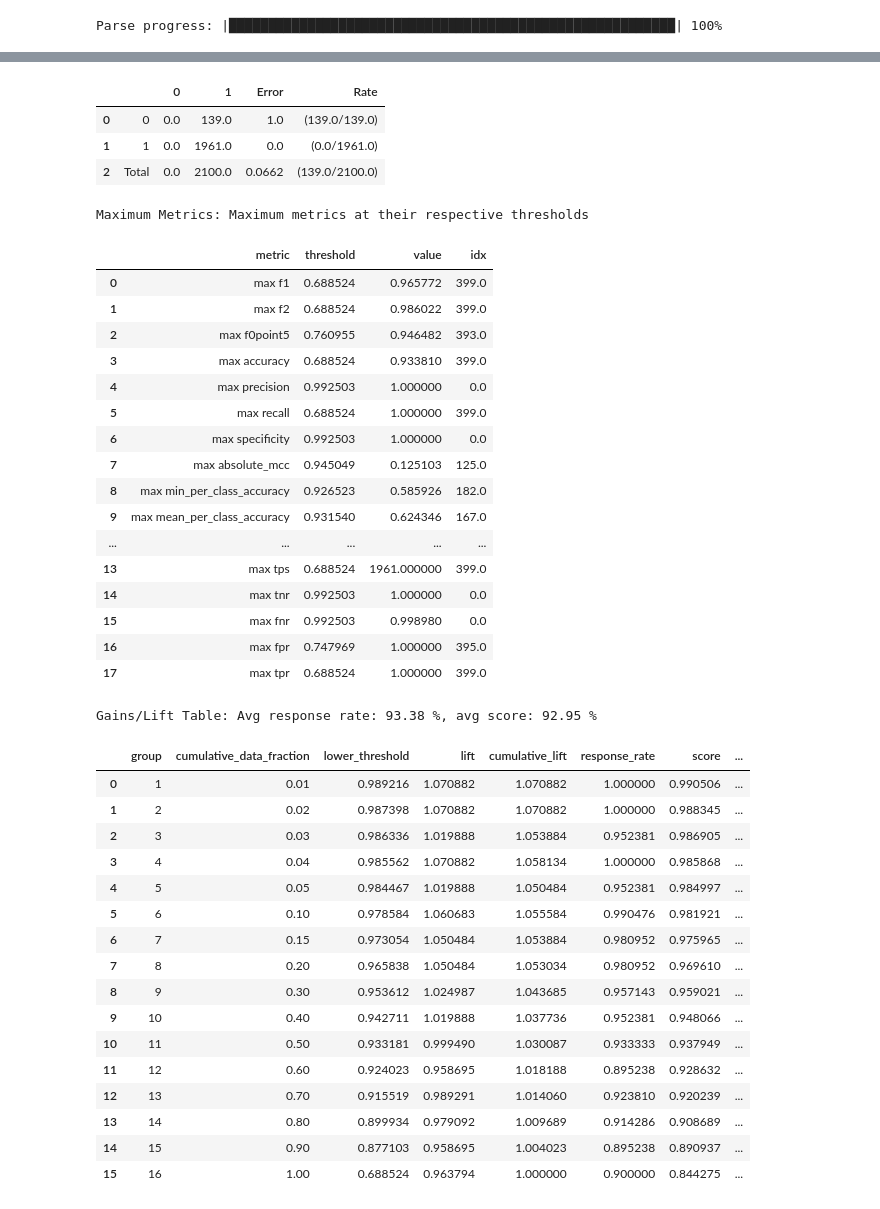
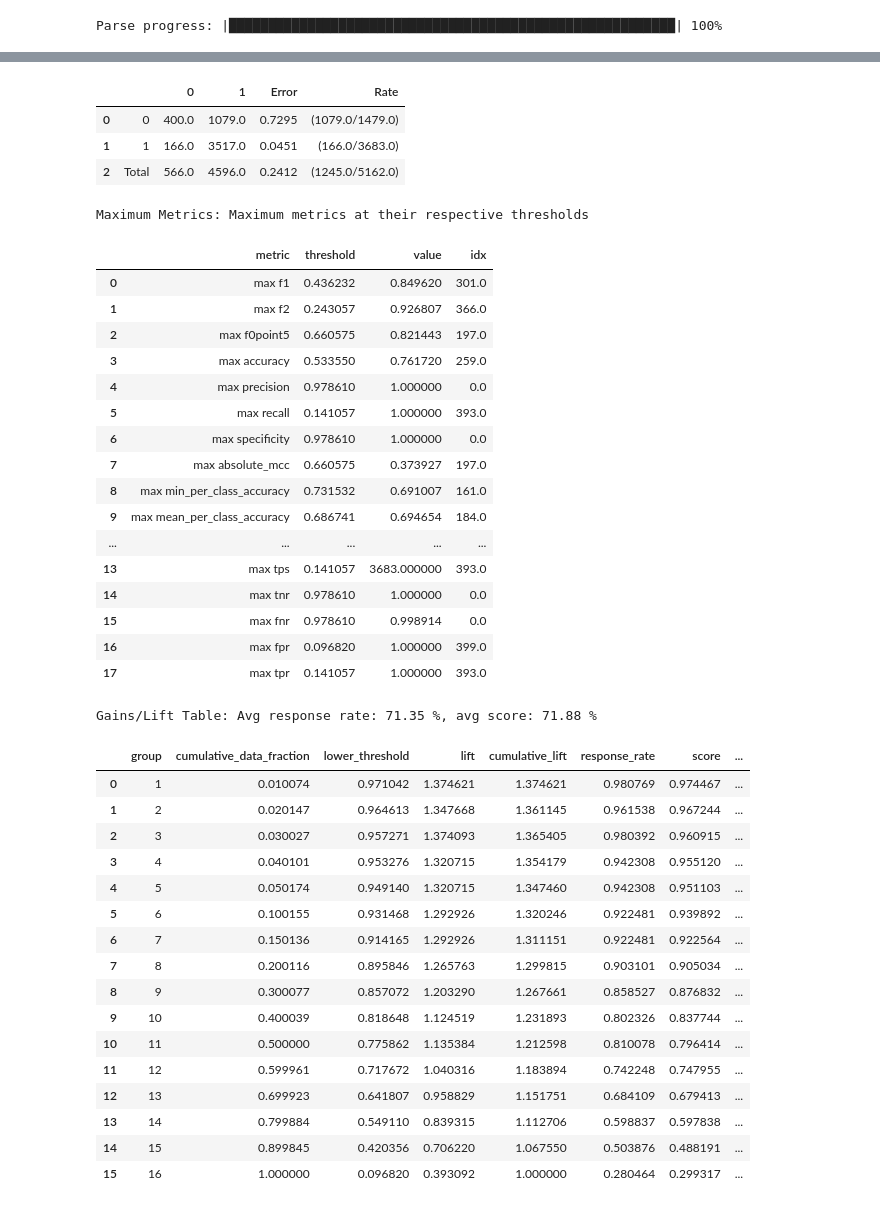
Before and after one commit to csynbiosys/dissertations-2021-info, a Jupyter notebook: yiwei_jing_quantify/H2O.ipynb, the cells around one changed output, grey strips where cells are left out. Cells and saved outputs as stored; diff of their text form; code cells hidden in the pictures.

```diff
--- a/yiwei_jing_quantify/H2O.ipynb
+++ b/yiwei_jing_quantify/H2O.ipynb
@@ -55,5 +51,5 @@ Connecting to H2O server at http://127.0.0.1:54321 ... successful.
 # %%
-data = pd.read_csv('dataset_v2.csv')
+data = pd.read_csv('/content/drive/MyDrive/Colab Notebooks/yiwei_jing_quantify/dataset_v3.csv')
 # data = data.drop(columns=['org_uuid'])
 data
 # %% [output]
@@ -231,6 +411,6 @@ df
 # %%
-model = h2o.get_model('GBM_grid__1_AutoML_20210715_105150_model_1')
-perf = model.model_performance(X_test_hex)
+xgb = h2o.get_model('XGBoost_grid__1_AutoML_20210721_192703_model_3')
+perf = xgb.model_performance(X_test_hex)
 # model.model_performance()
 perf
 # %% [output]
@@ -249,41 +429,41 @@ Confusion Matrix (Act/Pred) for max f1 @ threshold = 0.6885243129584632:
 |  |  | 0 | 1 | Error | Rate |
-| 0 | 0 | 0.0 | 139.0 | 1.0 | (139.0/139.0) |
-| 1 | 1 | 0.0 | 1961.0 | 0.0 | (0.0/1961.0) |
-| 2 | Total | 0.0 | 2100.0 | 0.0662 | (139.0/2100.0) |
+| 0 | 0 | 400.0 | 1079.0 | 0.7295 | (1079.0/1479.0) |
+| 1 | 1 | 166.0 | 3517.0 | 0.0451 | (166.0/3683.0) |
+| 2 | Total | 566.0 | 4596.0 | 0.2412 | (1245.0/5162.0) |
 Maximum Metrics: Maximum metrics at their respective thresholds
 |  | metric | threshold | value | idx |
-| 0 | max f1 | 0.688524 | 0.965772 | 399.0 |
-| 1 | max f2 | 0.688524 | 0.986022 | 399.0 |
-| 2 | max f0point5 | 0.760955 | 0.946482 | 393.0 |
-| 3 | max accuracy | 0.688524 | 0.933810 | 399.0 |
-| 4 | max precision | 0.992503 | 1.000000 | 0.0 |
-| 5 | max recall | 0.688524 | 1.000000 | 399.0 |
-| 6 | max specificity | 0.992503 | 1.000000 | 0.0 |
-| 7 | max absolute_mcc | 0.945049 | 0.125103 | 125.0 |
-| 8 | max min_per_class_accuracy | 0.926523 | 0.585926 | 182.0 |
-| 9 | max mean_per_class_accuracy | 0.931540 | 0.624346 | 167.0 |
+| 0 | max f1 | 0.436232 | 0.849620 | 301.0 |
+| 1 | max f2 | 0.243057 | 0.926807 | 366.0 |
+| 2 | max f0point5 | 0.660575 | 0.821443 | 197.0 |
+| 3 | max accuracy | 0.533550 | 0.761720 | 259.0 |
+| 4 | max precision | 0.978610 | 1.000000 | 0.0 |
+| 5 | max recall | 0.141057 | 1.000000 | 393.0 |
+| 6 | max specificity | 0.978610 | 1.000000 | 0.0 |
+| 7 | max absolute_mcc | 0.660575 | 0.373927 | 197.0 |
+| 8 | max min_per_class_accuracy | 0.731532 | 0.691007 | 161.0 |
+| 9 | max mean_per_class_accuracy | 0.686741 | 0.694654 | 184.0 |
 | ... | ... | ... | ... | ... |
-| 13 | max tps | 0.688524 | 1961.000000 | 399.0 |
-| 14 | max tnr | 0.992503 | 1.000000 | 0.0 |
-| 15 | max fnr | 0.992503 | 0.998980 | 0.0 |
-| 16 | max fpr | 0.747969 | 1.000000 | 395.0 |
-| 17 | max tpr | 0.688524 | 1.000000 | 399.0 |
+| 13 | max tps | 0.141057 | 3683.000000 | 393.0 |
+| 14 | max tnr | 0.978610 | 1.000000 | 0.0 |
+| 15 | max fnr | 0.978610 | 0.998914 | 0.0 |
+| 16 | max fpr | 0.096820 | 1.000000 | 399.0 |
+| 17 | max tpr | 0.141057 | 1.000000 | 393.0 |
-Gains/Lift Table: Avg response rate: 93.38 %, avg score: 92.95 %
+Gains/Lift Table: Avg response rate: 71.35 %, avg score: 71.88 %
 |  | group | cumulative_data_fraction | lower_threshold | lift | cumulative_lift | response_rate | score | ... |
-| 0 | 1 | 0.01 | 0.989216 | 1.070882 | 1.070882 | 1.000000 | 0.990506 | ... |
-| 1 | 2 | 0.02 | 0.987398 | 1.070882 | 1.070882 | 1.000000 | 0.988345 | ... |
-| 2 | 3 | 0.03 | 0.986336 | 1.019888 | 1.053884 | 0.952381 | 0.986905 | ... |
-| 3 | 4 | 0.04 | 0.985562 | 1.070882 | 1.058134 | 1.000000 | 0.985868 | ... |
-| 4 | 5 | 0.05 | 0.984467 | 1.019888 | 1.050484 | 0.952381 | 0.984997 | ... |
-| 5 | 6 | 0.10 | 0.978584 | 1.060683 | 1.055584 | 0.990476 | 0.981921 | ... |
-| 6 | 7 | 0.15 | 0.973054 | 1.050484 | 1.053884 | 0.980952 | 0.975965 | ... |
-| 7 | 8 | 0.20 | 0.965838 | 1.050484 | 1.053034 | 0.980952 | 0.969610 | ... |
-| 8 | 9 | 0.30 | 0.953612 | 1.024987 | 1.043685 | 0.957143 | 0.959021 | ... |
-| 9 | 10 | 0.40 | 0.942711 | 1.019888 | 1.037736 | 0.952381 | 0.948066 | ... |
-| 10 | 11 | 0.50 | 0.933181 | 0.999490 | 1.030087 | 0.933333 | 0.937949 | ... |
-| 11 | 12 | 0.60 | 0.924023 | 0.958695 | 1.018188 | 0.895238 | 0.928632 | ... |
-| 12 | 13 | 0.70 | 0.915519 | 0.989291 | 1.014060 | 0.923810 | 0.920239 | ... |
-| 13 | 14 | 0.80 | 0.899934 | 0.979092 | 1.009689 | 0.914286 | 0.908689 | ... |
-| 14 | 15 | 0.90 | 0.877103 | 0.958695 | 1.004023 | 0.895238 | 0.890937 | ... |
-| 15 | 16 | 1.00 | 0.688524 | 0.963794 | 1.000000 | 0.900000 | 0.844275 | ... |
+| 0 | 1 | 0.010074 | 0.971042 | 1.374621 | 1.374621 | 0.980769 | 0.974467 | ... |
+| 1 | 2 | 0.020147 | 0.964613 | 1.347668 | 1.361145 | 0.961538 | 0.967244 | ... |
+| 2 | 3 | 0.030027 | 0.957271 | 1.374093 | 1.365405 | 0.980392 | 0.960915 | ... |
+| 3 | 4 | 0.040101 | 0.953276 | 1.320715 | 1.354179 | 0.942308 | 0.955120 | ... |
+| 4 | 5 | 0.050174 | 0.949140 | 1.320715 | 1.347460 | 0.942308 | 0.951103 | ... |
+| 5 | 6 | 0.100155 | 0.931468 | 1.292926 | 1.320246 | 0.922481 | 0.939892 | ... |
+| 6 | 7 | 0.150136 | 0.914165 | 1.292926 | 1.311151 | 0.922481 | 0.922564 | ... |
+| 7 | 8 | 0.200116 | 0.895846 | 1.265763 | 1.299815 | 0.903101 | 0.905034 | ... |
+| 8 | 9 | 0.300077 | 0.857072 | 1.203290 | 1.267661 | 0.858527 | 0.876832 | ... |
+| 9 | 10 | 0.400039 | 0.818648 | 1.124519 | 1.231893 | 0.802326 | 0.837744 | ... |
+| 10 | 11 | 0.500000 | 0.775862 | 1.135384 | 1.212598 | 0.810078 | 0.796414 | ... |
+| 11 | 12 | 0.599961 | 0.717672 | 1.040316 | 1.183894 | 0.742248 | 0.747955 | ... |
+| 12 | 13 | 0.699923 | 0.641807 | 0.958829 | 1.151751 | 0.684109 | 0.679413 | ... |
+| 13 | 14 | 0.799884 | 0.549110 | 0.839315 | 1.112706 | 0.598837 | 0.597838 | ... |
+| 14 | 15 | 0.899845 | 0.420356 | 0.706220 | 1.067550 | 0.503876 | 0.488191 | ... |
+| 15 | 16 | 1.000000 | 0.096820 | 0.393092 | 1.000000 | 0.280464 | 0.299317 | ... |
 # %%
```
Also changed, not shown: parts of 24 cells of this notebook.
